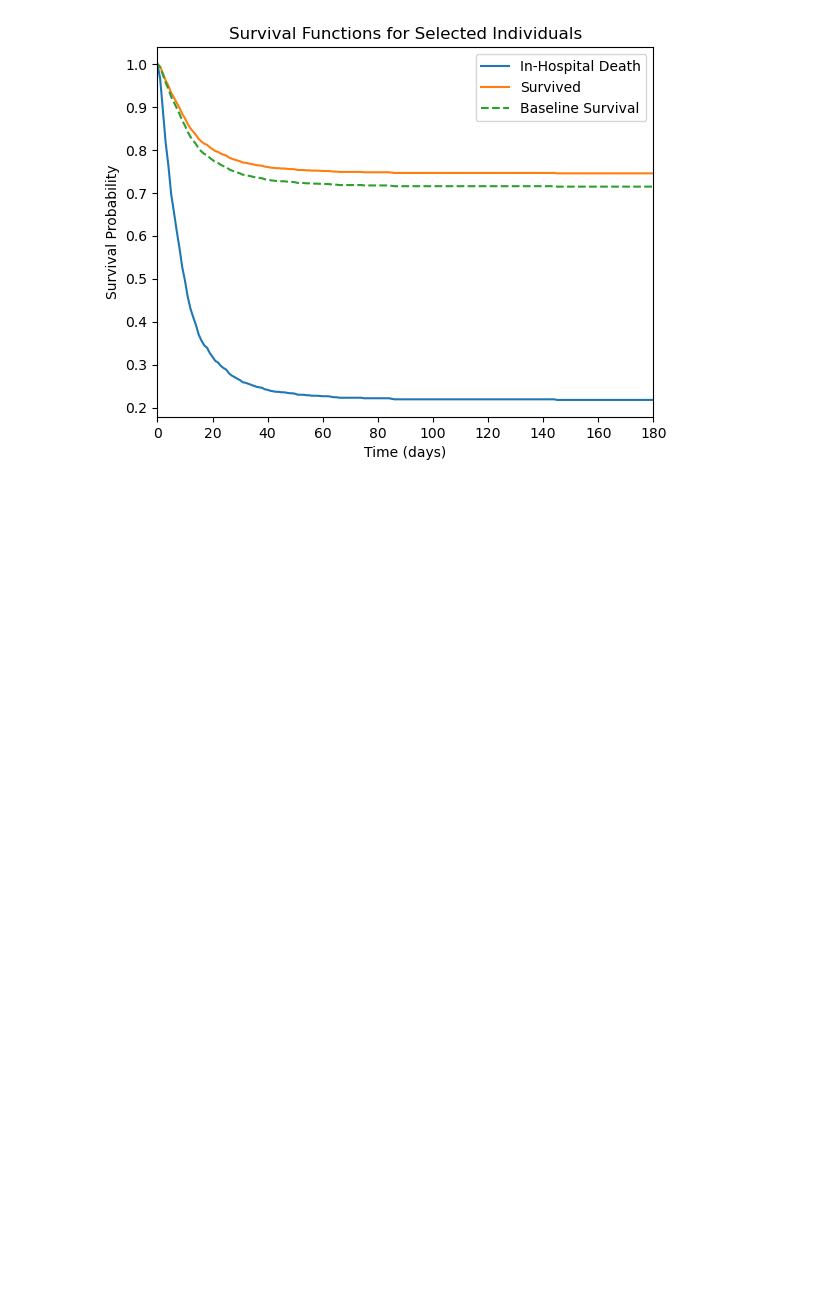
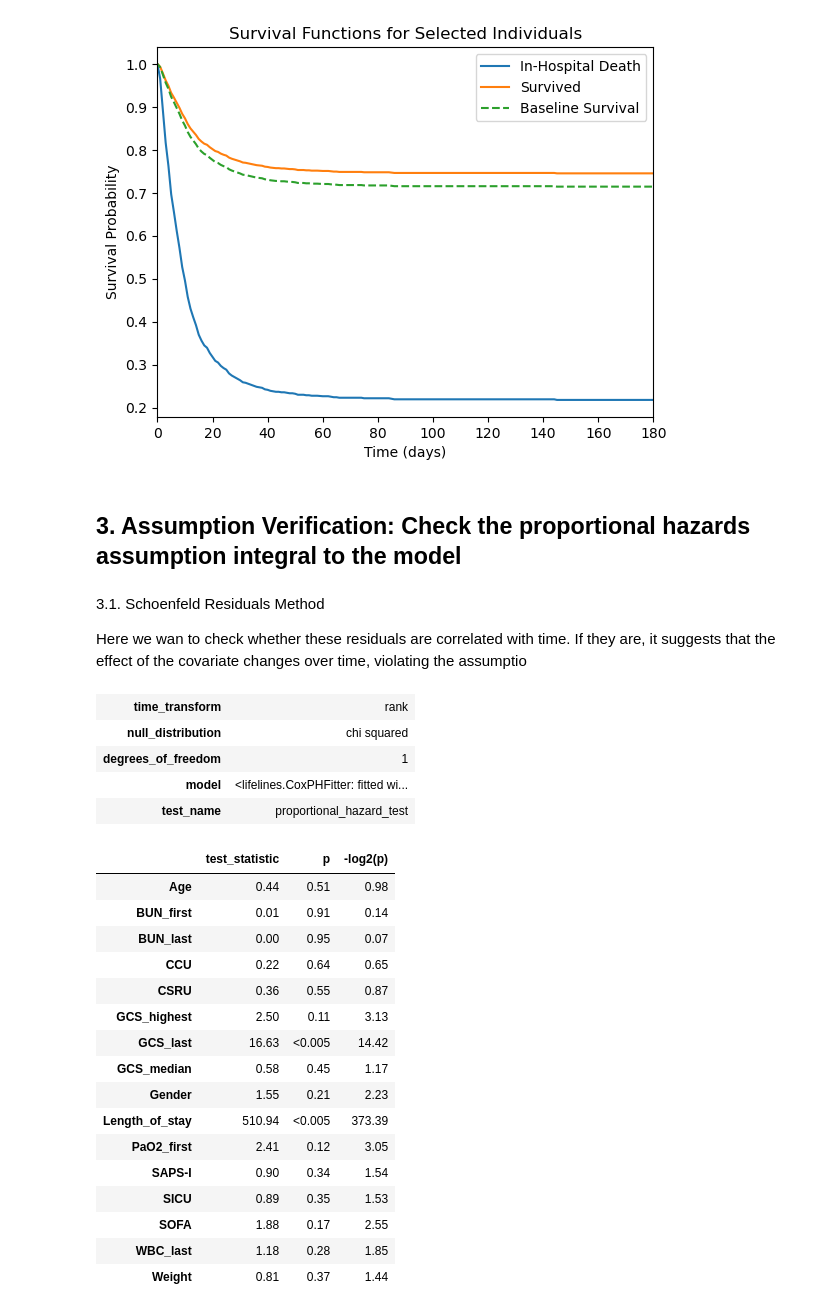
Before and after one commit to phidesigner/ICU_predict_prob, a Jupyter notebook: 03_ICU_Survival_Cox_RF_Notebook copy.ipynb, the cells around one changed output. Cells and saved outputs as stored; diff of their text form; code cells hidden in the pictures; blank space fills up the shorter version.

```diff
--- a/03_ICU_Survival_Cox_RF_Notebook copy.ipynb
+++ b/03_ICU_Survival_Cox_RF_Notebook copy.ipynb
@@ -244,3 +249,36 @@ plt.xlim(0, 180)
 # %% [output]
 (0.0, 180.0)
 [figure]
+# %% [markdown]
+## 3. Assumption Verification: Check the proportional hazards assumption integral to the model
+# %% [markdown]
+3.1. Schoenfeld Residuals Method
+
+Here we wan to check whether these residuals are correlated with time. If they are, it suggests that the effect of the covariate changes over time, violating the assumptio
+# %%
+# Perform the test for proportional hazards
+results = proportional_hazard_test(cph, ICU_cox, time_transform='rank')
+results.print_summary()
+# %% [output]
+| time_transform | rank |
+| null_distribution | chi squared |
+| degrees_of_freedom | 1 |
+| model | <lifelines.CoxPHFitter: fitted wi... |
+| test_name | proportional_hazard_test |
+|  | test_statistic | p | -log2(p) |
+| Age | 0.44 | 0.51 | 0.98 |
+| BUN_first | 0.01 | 0.91 | 0.14 |
+| BUN_last | 0.00 | 0.95 | 0.07 |
+| CCU | 0.22 | 0.64 | 0.65 |
+| CSRU | 0.36 | 0.55 | 0.87 |
+| GCS_highest | 2.50 | 0.11 | 3.13 |
+| GCS_last | 16.63 | <0.005 | 14.42 |
+| GCS_median | 0.58 | 0.45 | 1.17 |
+| Gender | 1.55 | 0.21 | 2.23 |
+| Length_of_stay | 510.94 | <0.005 | 373.39 |
+| PaO2_first | 2.41 | 0.12 | 3.05 |
+| SAPS-I | 0.90 | 0.34 | 1.54 |
+| SICU | 0.89 | 0.35 | 1.53 |
+| SOFA | 1.88 | 0.17 | 2.55 |
+| WBC_last | 1.18 | 0.28 | 1.85 |
+| Weight | 0.81 | 0.37 | 1.44 |
```
Also changed, not shown: parts of 9 cells of this notebook.
